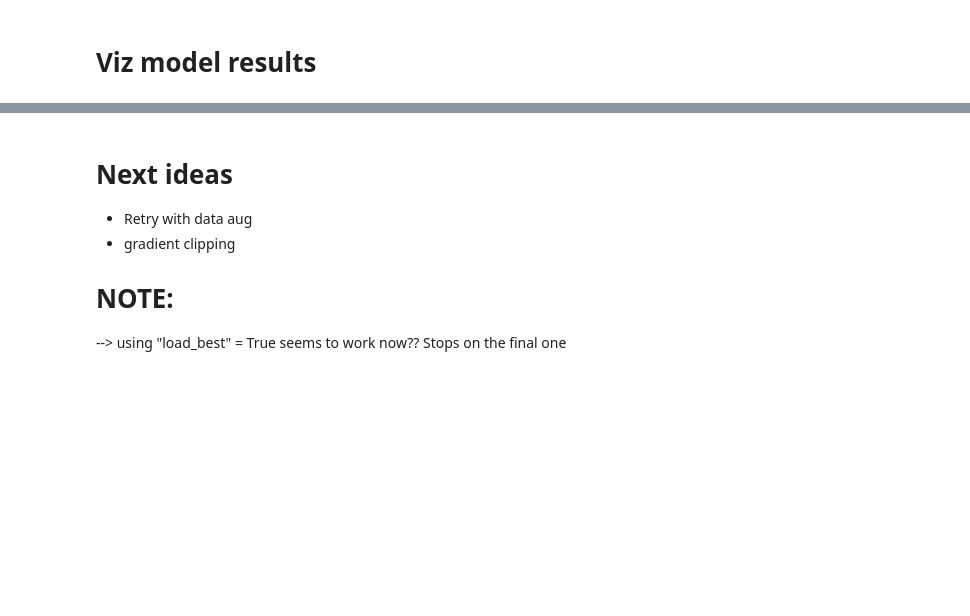
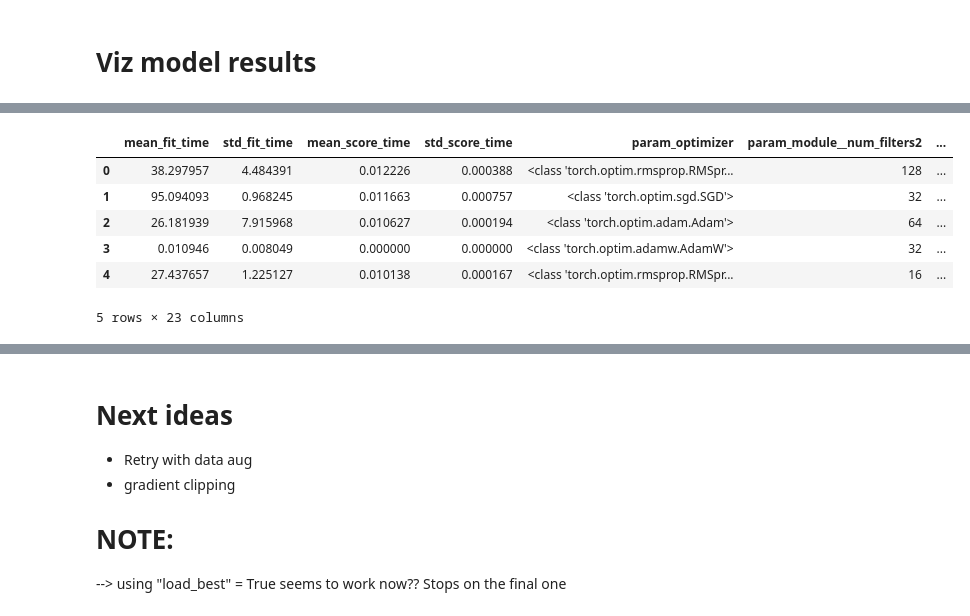
Before and after one commit to erinhwilson/deep-5g-sandbox, a Jupyter notebook: ecoli_iMod_prediction.ipynb, the cells around one changed output, grey strips where cells are left out. Cells and saved outputs as stored; diff of their text form; code cells hidden in the pictures; blank space fills up the shorter version.

Commit message:
something wonky happening with skorch hyperparam search returnign nans"

```diff
--- a/ecoli_iMod_prediction.ipynb
+++ b/ecoli_iMod_prediction.ipynb
@@ -105,21 +125,21 @@ def make_mt_skorch_dfs(df,seq_col='seq',target_cols=['highCu','noCu']):
 # %%
-X, y = make_mt_skorch_dfs(XY, seq_col="upstream_region",target_cols=imods)
+X, y = make_mt_skorch_dfs(XY, seq_col="upstream_region",target_cols=coi)
 print("\nX:",X.shape)
 print("y:",y.shape)
 
-Xtrain, ytrain = make_mt_skorch_dfs(train_df, seq_col="upstream_region",target_cols=imods)
+Xtrain, ytrain = make_mt_skorch_dfs(train_df, seq_col="upstream_region",target_cols=coi)
 print("\nXtrain:",Xtrain.shape)
 print("ytrain:",ytrain.shape)
 
-Xval, yval = make_mt_skorch_dfs(val_df, seq_col="upstream_region",target_cols=imods)
+Xval, yval = make_mt_skorch_dfs(val_df, seq_col="upstream_region",target_cols=coi)
 print("\nXval:",Xval.shape)
 print("yval:",yval.shape)
 
-Xtest, ytest = make_mt_skorch_dfs(test_df, seq_col="upstream_region",target_cols=imods)
+Xtest, ytest = make_mt_skorch_dfs(test_df, seq_col="upstream_region",target_cols=coi)
 print("\nXtest:",Xtest.shape)
 print("ytest:",ytest.shape)
 
-Xfull_train, yfull_train = make_mt_skorch_dfs(full_train_df, seq_col="upstream_region",target_cols=imods)
+Xfull_train, yfull_train = make_mt_skorch_dfs(full_train_df, seq_col="upstream_region",target_cols=coi)
 print("\nXfull_train:",Xfull_train.shape)
 print("yfull_train:",yfull_train.shape)
 # %% [output]
@@ -375,0 +446,30 @@ For all tasks, overfitting to "not in iModulon"
+# %%
+params = {
+    'lr': [0.01, 0.001, 0.0001,],#loguniform(0.0001, 0.01)
+
+    'module__num_filters1': [16,32,64,128],
+    'module__num_filters2': [16,32,64,128],
+    'module__kernel_size1': [4,8,16,32],
+    'module__kernel_size2': [4,8,16,32],
+    'module__conv_pool_size1': [2,4,8,16],
+    'module__fc_node_num1': [10,50,100,500],
+    'module__fc_node_num2': [10,50,100,500],
+    'module__dropout1': [0.0,0.2,0.4],
+    'module__dropout2': [0.0,0.2,0.4],
+    'optimizer':[torch.optim.SGD, torch.optim.Adam,torch.optim.AdamW,torch.optim.RMSprop]
+    #'optimizer__nesterov': [False, True],
+}
+# %%
+search = RandomizedSearchCV(
+    net_search,
+    params,
+    n_iter=5,
+    #scoring='neg_mean_absolute_error',
+    scoring='neg_mean_squared_error',
+    #n_jobs=-1,
+    cv=3,#cv,
+    random_state=7,
+    verbose=0
+)
+# %%
+search.fit(Xfull_train,yfull_train)
@@ -375,0 +583,12 @@ For all tasks, overfitting to "not in iModulon"
+# %%
+res_df = pd.DataFrame(search.cv_results_)
+res_df['opt_name'] = res_df['param_optimizer'].apply(lambda x: x.__name__)
+res_df
+# %% [output]
+|  | mean_fit_time | std_fit_time | mean_score_time | std_score_time | param_optimizer | param_module__num_filters2 | ... |
+| 0 | 38.297957 | 4.484391 | 0.012226 | 0.000388 | <class 'torch.optim.rmsprop.RMSpr... | 128 | ... |
+| 1 | 95.094093 | 0.968245 | 0.011663 | 0.000757 | <class 'torch.optim.sgd.SGD'> | 32 | ... |
+| 2 | 26.181939 | 7.915968 | 0.010627 | 0.000194 | <class 'torch.optim.adam.Adam'> | 64 | ... |
+| 3 | 0.010946 | 0.008049 | 0.000000 | 0.000000 | <class 'torch.optim.adamw.AdamW'> | 32 | ... |
+| 4 | 27.437657 | 1.225127 | 0.010138 | 0.000167 | <class 'torch.optim.rmsprop.RMSpr... | 16 | ... |
+5 rows × 23 columns
```
Also changed, not shown: parts of 26 cells of this notebook.
